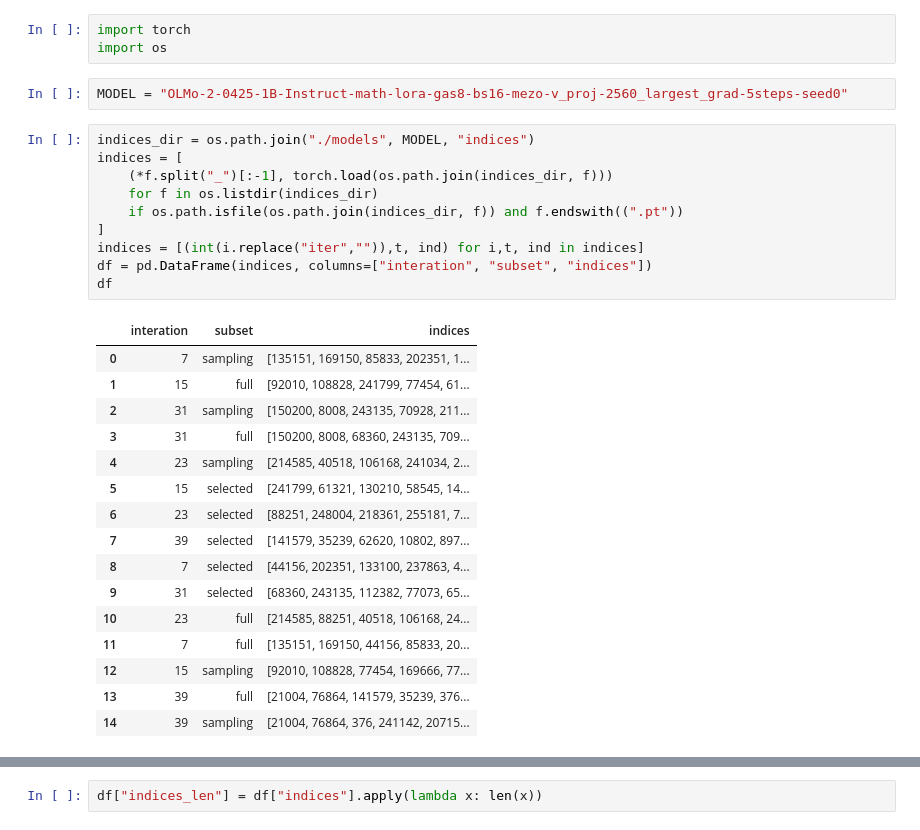
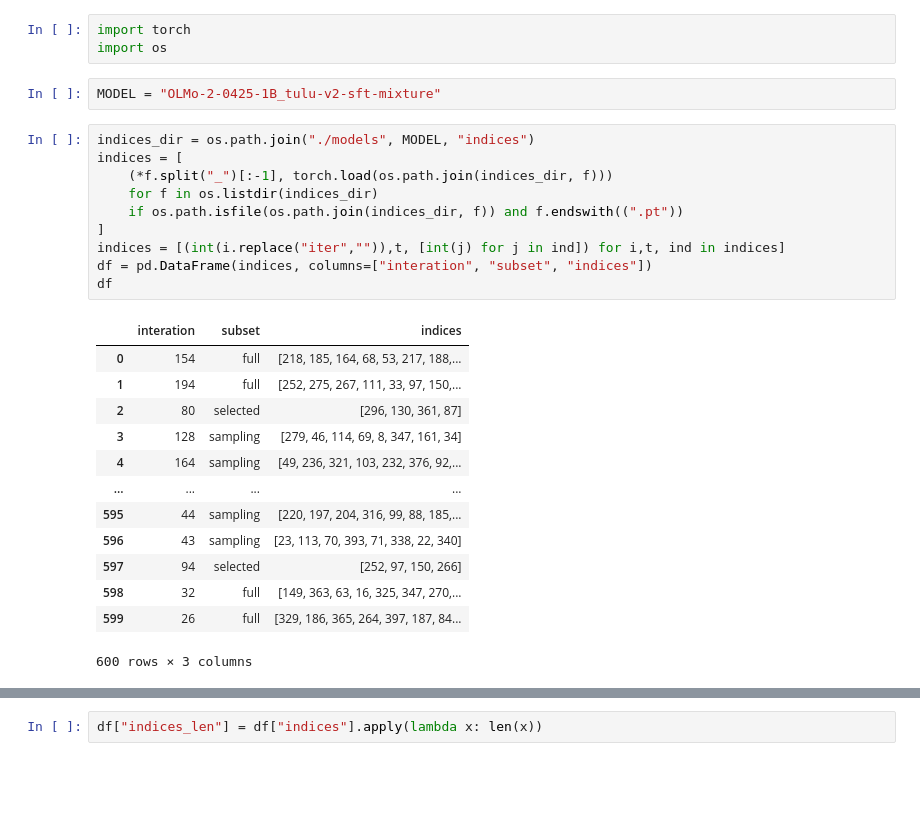
Before and after one commit to loris3/ceelm, a Jupyter notebook: temp.ipynb, the cells around one changed output, grey strips where cells are left out. Drawn from its saved outputs; the diff is of its cells as text; blank space fills up the shorter version.

```diff
--- a/temp.ipynb
+++ b/temp.ipynb
@@ -6,34 +6,31 @@ import transformers
 import torch
 import os
 # %%
-MODEL = "OLMo-2-0425-1B-Instruct-math-lora-gas8-bs16-mezo-v_proj-2560_largest_grad-5steps-seed0"
+MODEL = "OLMo-2-0425-1B_tulu-v2-sft-mixture"
 # %%
 indices_dir = os.path.join("./models", MODEL, "indices")
 indices = [
     (*f.split("_")[:-1], torch.load(os.path.join(indices_dir, f)))
     for f in os.listdir(indices_dir)
     if os.path.isfile(os.path.join(indices_dir, f)) and f.endswith((".pt"))
 ]
-indices = [(int(i.replace("iter","")),t, ind) for i,t, ind in indices]
+indices = [(int(i.replace("iter","")),t, [int(j) for j in ind]) for i,t, ind in indices]
 df = pd.DataFrame(indices, columns=["interation", "subset", "indices"])
 df
 # %% [output]
 |  | interation | subset | indices |
-| 0 | 7 | sampling | [135151, 169150, 85833, 202351, 1... |
-| 1 | 15 | full | [92010, 108828, 241799, 77454, 61... |
-| 2 | 31 | sampling | [150200, 8008, 243135, 70928, 211... |
-| 3 | 31 | full | [150200, 8008, 68360, 243135, 709... |
-| 4 | 23 | sampling | [214585, 40518, 106168, 241034, 2... |
-| 5 | 15 | selected | [241799, 61321, 130210, 58545, 14... |
-| 6 | 23 | selected | [88251, 248004, 218361, 255181, 7... |
-| 7 | 39 | selected | [141579, 35239, 62620, 10802, 897... |
-| 8 | 7 | selected | [44156, 202351, 133100, 237863, 4... |
-| 9 | 31 | selected | [68360, 243135, 112382, 77073, 65... |
-| 10 | 23 | full | [214585, 88251, 40518, 106168, 24... |
-| 11 | 7 | full | [135151, 169150, 44156, 85833, 20... |
-| 12 | 15 | sampling | [92010, 108828, 77454, 169666, 77... |
-| 13 | 39 | full | [21004, 76864, 141579, 35239, 376... |
-| 14 | 39 | sampling | [21004, 76864, 376, 241142, 20715... |
+| 0 | 154 | full | [218, 185, 164, 68, 53, 217, 188,... |
+| 1 | 194 | full | [252, 275, 267, 111, 33, 97, 150,... |
+| 2 | 80 | selected | [296, 130, 361, 87] |
+| 3 | 128 | sampling | [279, 46, 114, 69, 8, 347, 161, 34] |
+| 4 | 164 | sampling | [49, 236, 321, 103, 232, 376, 92,... |
+| ... | ... | ... | ... |
+| 595 | 44 | sampling | [220, 197, 204, 316, 99, 88, 185,... |
+| 596 | 43 | sampling | [23, 113, 70, 393, 71, 338, 22, 340] |
+| 597 | 94 | selected | [252, 97, 150, 266] |
+| 598 | 32 | full | [149, 363, 63, 16, 325, 347, 270,... |
+| 599 | 26 | full | [329, 186, 365, 264, 397, 187, 84... |
+600 rows × 3 columns
 # %%
 import pandas as pd
 
```
Also changed, not shown: parts of 3 cells of this notebook, 16 other files.
